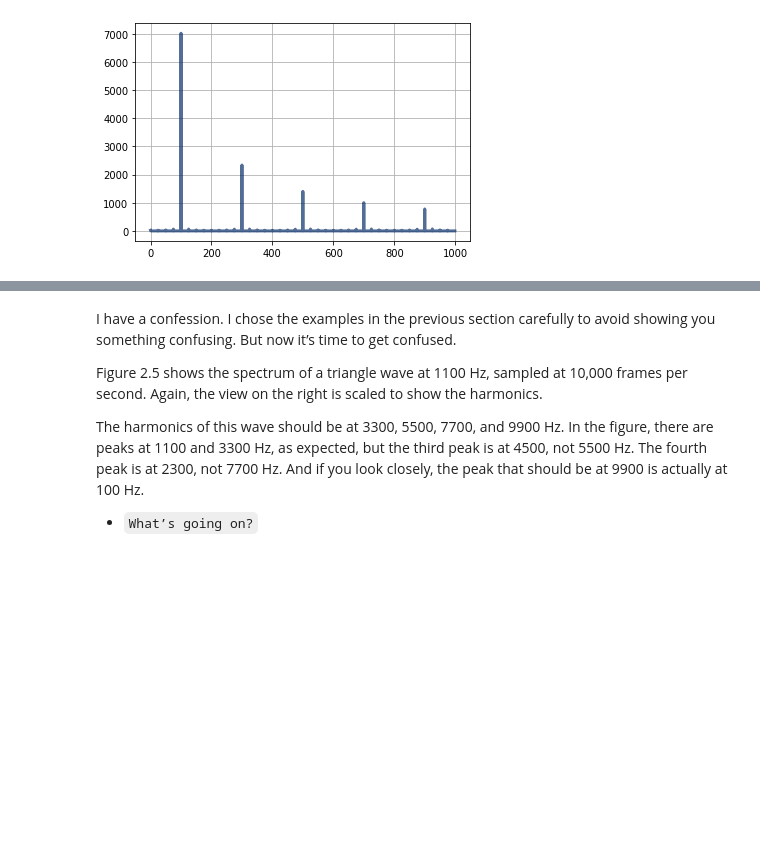
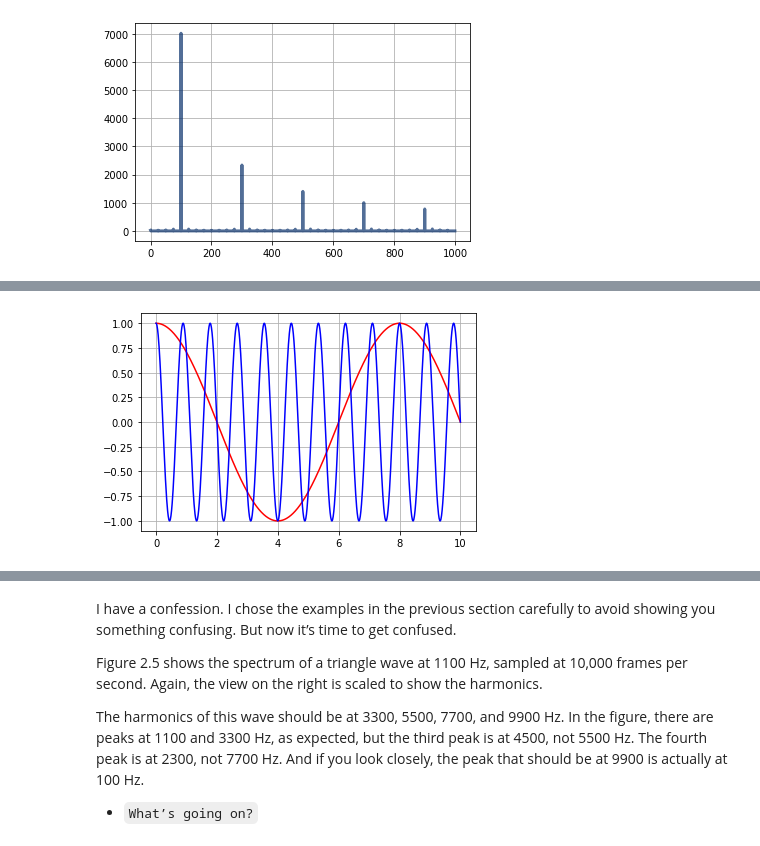
Before and after one commit to renyuanL/_ryDsp2020, a Jupyter notebook: code/ch02.ipynb, the cells around one changed output, grey strips where cells are left out. Cells and saved outputs as stored; diff of their text form; code cells hidden in the pictures; blank space fills up the shorter version.

```diff
--- a/code/ch02.ipynb
+++ b/code/ch02.ipynb
@@ -672,0 +693,17 @@ pl.grid()
+# %%
+import numpy as np
+import matplotlib.pyplot as pl
+
+π= np.pi
+
+ω1= π * 1/4
+ω2= π * 9/4  # ω2= ω1 + π*2
+
+t= np.linspace(0,10, 1001)
+x1= np.cos(ω1 * t)
+x2= np.cos(ω2 * t)
+
+pl.plot(t,x1,'r',t,x2,'b')
+pl.grid()
+# %% [output]
+[figure, added]
```
Also changed, not shown: parts of 13 cells of this notebook, 1 other file.
